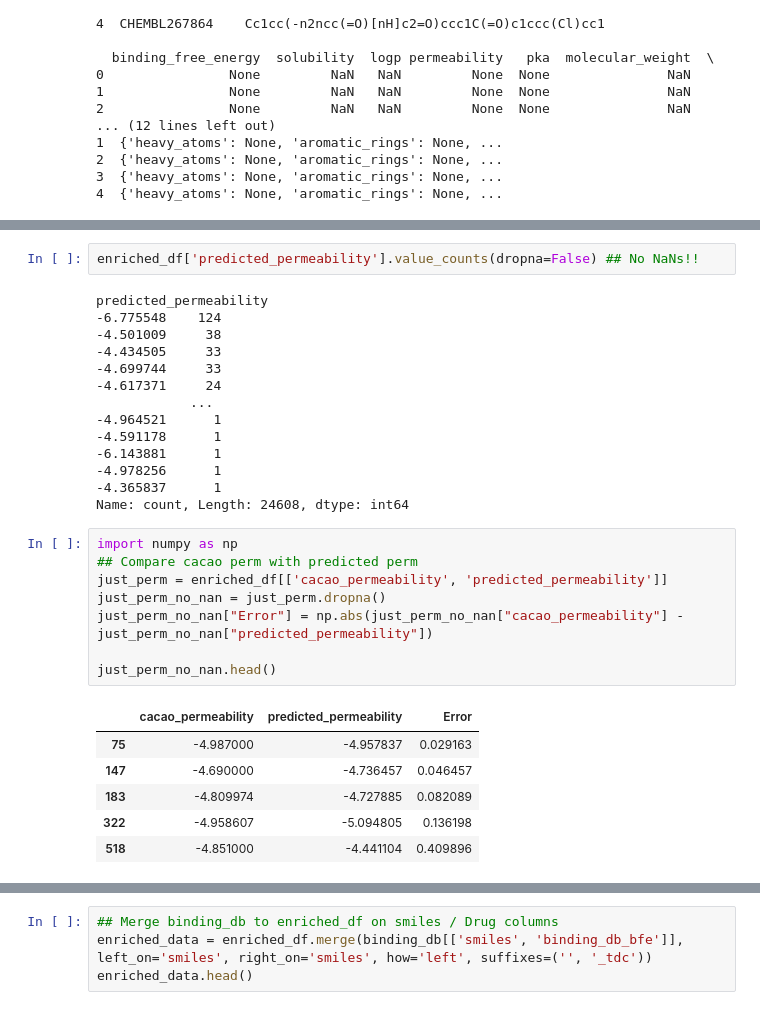
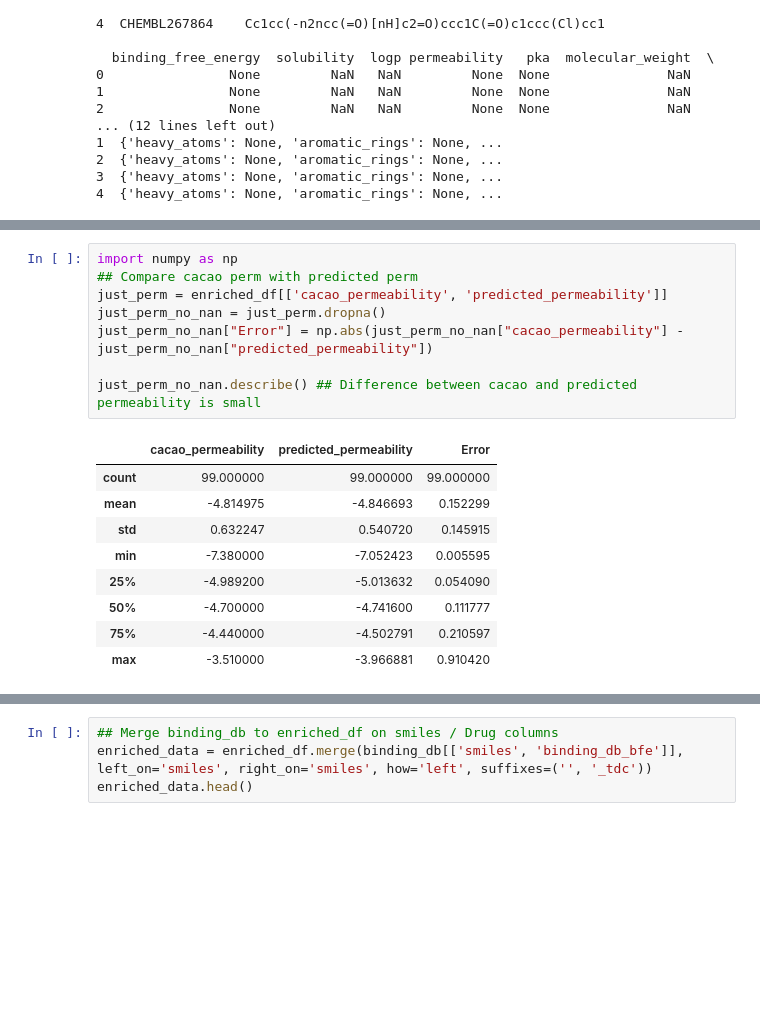
Before and after one commit to Azulene-Labs/SanjitAzuleneLabs, a Jupyter notebook: drug_dataset/enrich_properties/enrich_properties_test.ipynb, the cells around one changed output, grey strips where cells are left out. Drawn from its saved outputs; the diff is of its cells as text; blank space fills up the shorter version.

Commit message:
worked on merging bfe and perm datasets, and also explored uaa datasets

```diff
--- a/drug_dataset/enrich_properties/enrich_properties_test.ipynb
+++ b/drug_dataset/enrich_properties/enrich_properties_test.ipynb
@@ -280,31 +271,18 @@ enriched_df[['cacao_permeability', 'predicted_permeability']].head()
-# %%
-enriched_df['predicted_permeability'].value_counts(dropna=False) ## No NaNs!!
-# %% [output]
-predicted_permeability
--6.775548    124
--4.501009     38
--4.434505     33
--4.699744     33
--4.617371     24
-            ...
--4.964521      1
--4.591178      1
--6.143881      1
--4.978256      1
--4.365837      1
-Name: count, Length: 24608, dtype: int64
 # %%
 import numpy as np
 ## Compare cacao perm with predicted perm
 just_perm = enriched_df[['cacao_permeability', 'predicted_permeability']]
 just_perm_no_nan = just_perm.dropna()
 just_perm_no_nan["Error"] = np.abs(just_perm_no_nan["cacao_permeability"] - just_perm_no_nan["predicted_permeability"])
 
-just_perm_no_nan.head()
+just_perm_no_nan.describe() ## Difference between cacao and predicted permeability is small
 # %% [output]
 |  | cacao_permeability | predicted_permeability | Error |
-| 75 | -4.987000 | -4.957837 | 0.029163 |
-| 147 | -4.690000 | -4.736457 | 0.046457 |
-| 183 | -4.809974 | -4.727885 | 0.082089 |
-| 322 | -4.958607 | -5.094805 | 0.136198 |
-| 518 | -4.851000 | -4.441104 | 0.409896 |
+| count | 99.000000 | 99.000000 | 99.000000 |
+| mean | -4.814975 | -4.846693 | 0.152299 |
+| std | 0.632247 | 0.540720 | 0.145915 |
+| min | -7.380000 | -7.052423 | 0.005595 |
+| 25% | -4.989200 | -5.013632 | 0.054090 |
+| 50% | -4.700000 | -4.741600 | 0.111777 |
+| 75% | -4.440000 | -4.502791 | 0.210597 |
+| max | -3.510000 | -3.966881 | 0.910420 |
```
Also changed, not shown: parts of 42 cells of this notebook, 5 other files.
